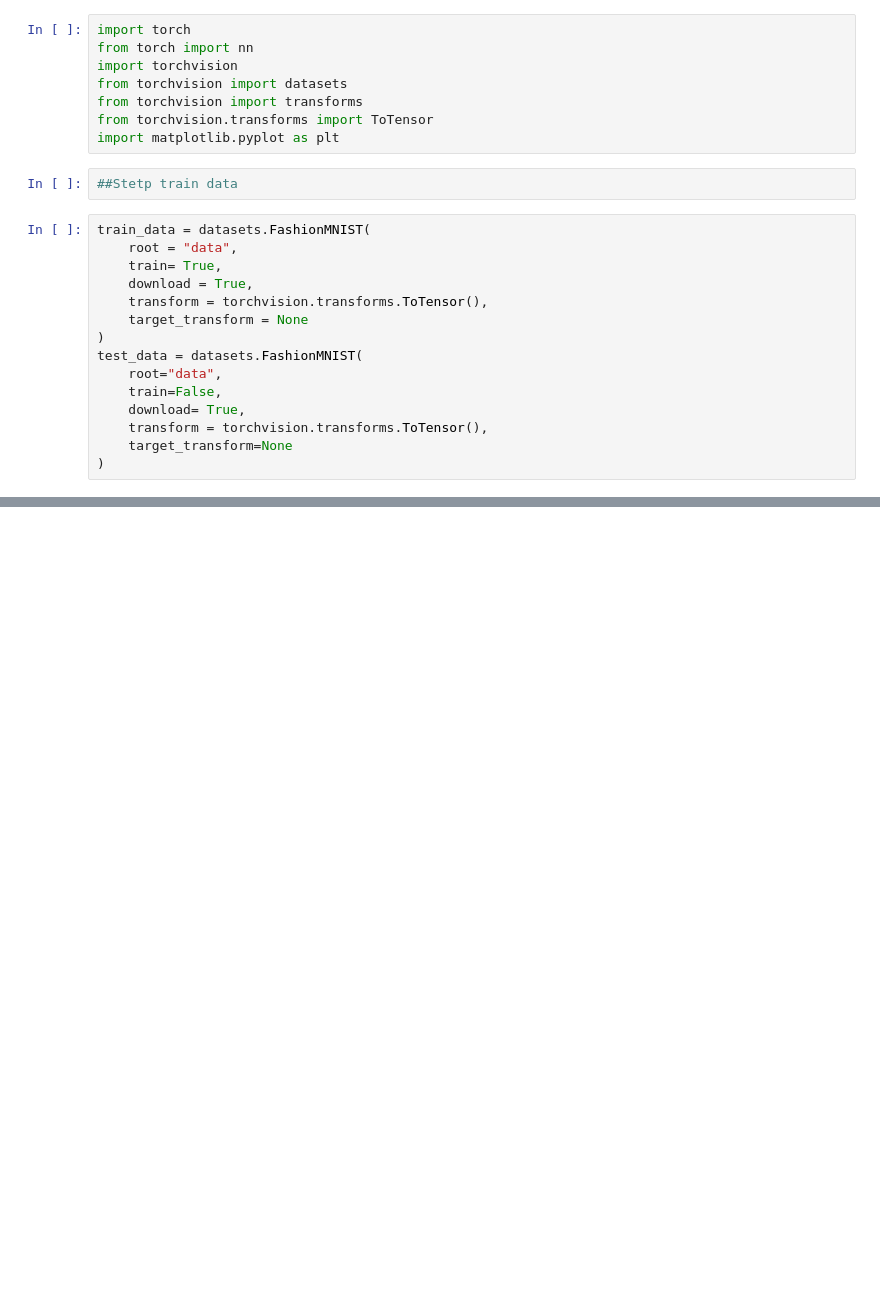
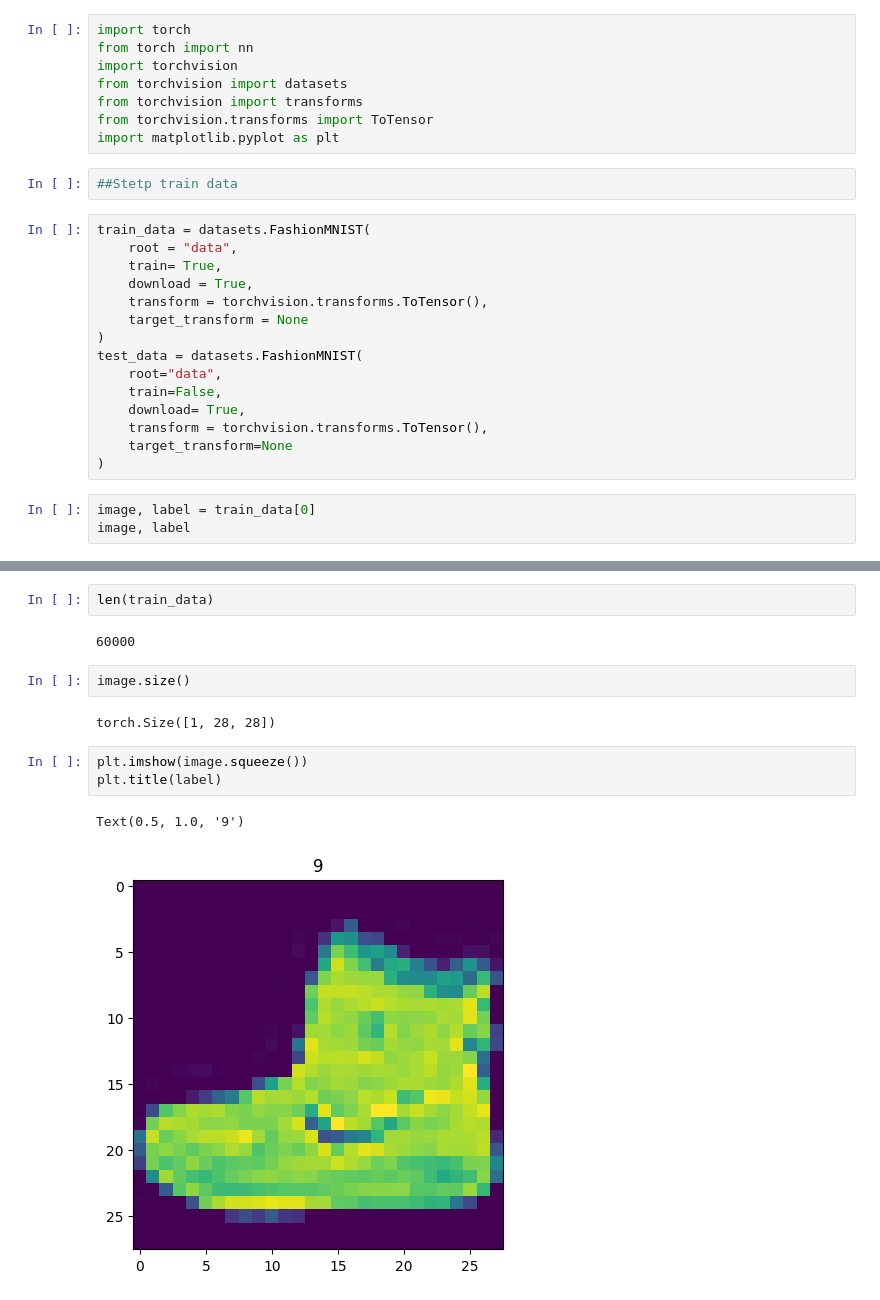
Before and after one commit to IdrissaIyamuremye/Deep-Learning-, a Jupyter notebook: classfication.ipynb, the cells around one changed output, grey strips where cells are left out. Drawn from its saved outputs; the diff is of its cells as text; blank space fills up the shorter version.

```diff
--- a/classfication.ipynb
+++ b/classfication.ipynb
@@ -136,3 +209,6 @@ test_data = datasets.FashionMNIST(
     transform = torchvision.transforms.ToTensor(),
     target_transform=None
 )
+# %%
+image, label = train_data[0]
+image, label
@@ -138,0 +261,14 @@ test_data = datasets.FashionMNIST(
+# %%
+len(train_data)
+# %% [output]
+60000
+# %%
+image.size()
+# %% [output]
+torch.Size([1, 28, 28])
+# %%
+plt.imshow(image.squeeze())
+plt.title(label)
+# %% [output]
+Text(0.5, 1.0, '9')
+[figure, added]
```
Also changed, not shown: parts of 23 cells of this notebook.
